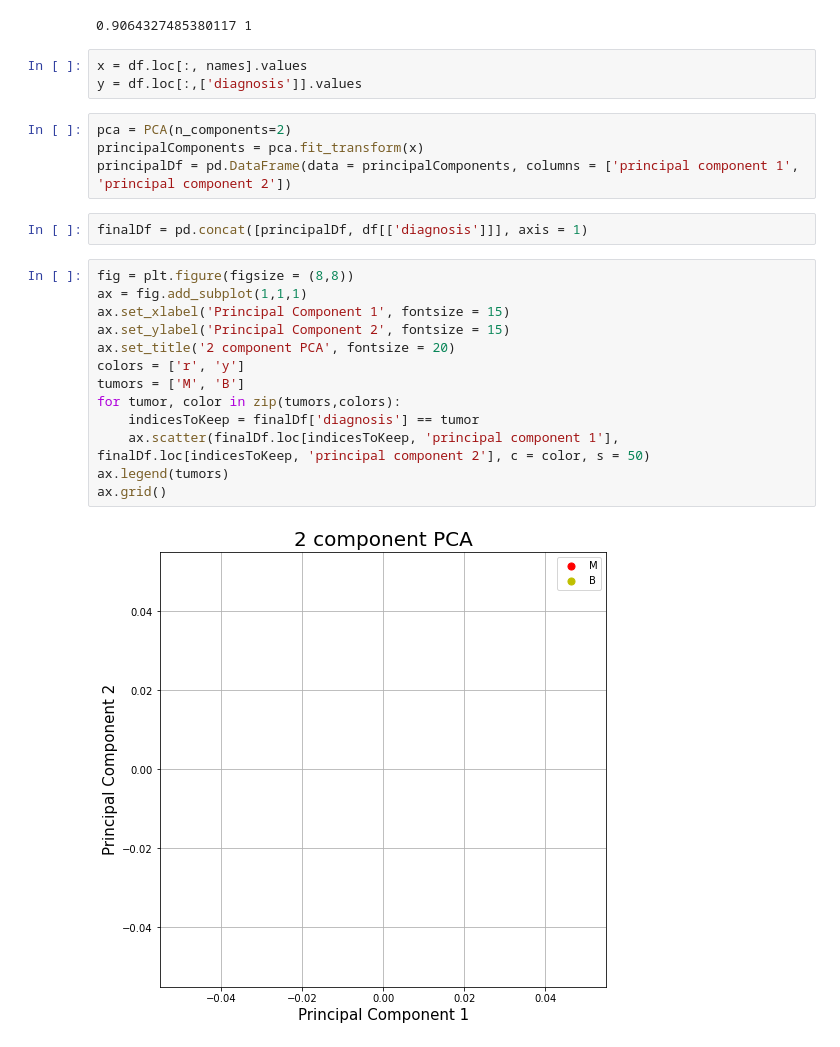
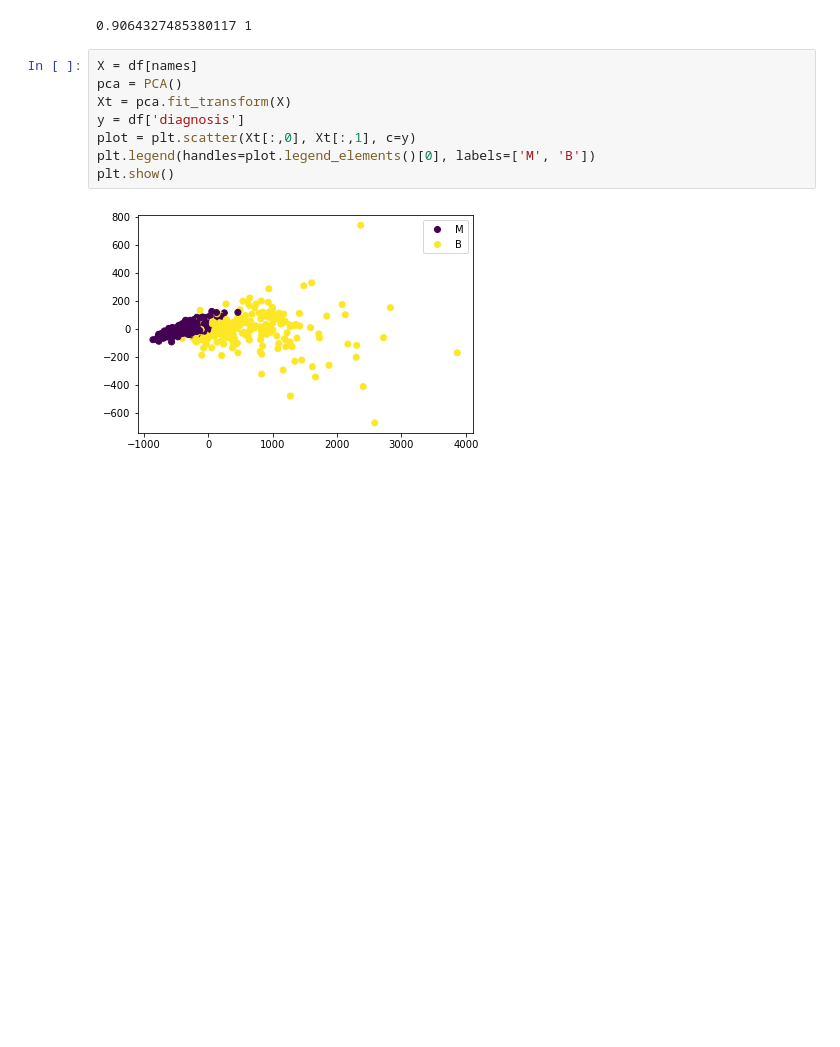
Before and after one commit to wsloneke/MyProjects, a Jupyter notebook: cancerml.ipynb, the cells around one changed output. Saved outputs shown, nothing was run; the diff lists cells and outputs as text; blank space fills up the shorter version.

```diff
--- a/cancerml.ipynb
+++ b/cancerml.ipynb
@@ -278,27 +278,13 @@ for n in range(1, 26):
 print(m, num)
 # %% [output]
 0.9064327485380117 1
-# %%
-x = df.loc[:, names].values
-y = df.loc[:,['diagnosis']].values
-# %%
-pca = PCA(n_components=2)
-principalComponents = pca.fit_transform(x)
-principalDf = pd.DataFrame(data = principalComponents, columns = ['principal component 1', 'principal component 2'])
-# %%
-finalDf = pd.concat([principalDf, df[['diagnosis']]], axis = 1)
-# %%
-fig = plt.figure(figsize = (8,8))
-ax = fig.add_subplot(1,1,1)
-ax.set_xlabel('Principal Component 1', fontsize = 15)
-ax.set_ylabel('Principal Component 2', fontsize = 15)
-ax.set_title('2 component PCA', fontsize = 20)
-colors = ['r', 'y']
-tumors = ['M', 'B']
-for tumor, color in zip(tumors,colors):
-    indicesToKeep = finalDf['diagnosis'] == tumor
-    ax.scatter(finalDf.loc[indicesToKeep, 'principal component 1'], finalDf.loc[indicesToKeep, 'principal component 2'], c = color, s = 50)
-ax.legend(tumors)
-ax.grid()
-# %% [output]
-[figure, removed]
+# %%
+X = df[names]
+pca = PCA()
+Xt = pca.fit_transform(X)
+y = df['diagnosis']
+plot = plt.scatter(Xt[:,0], Xt[:,1], c=y)
+plt.legend(handles=plot.legend_elements()[0], labels=['M', 'B'])
+plt.show()
+# %% [output]
+[figure, added]
```
Also changed, not shown: 2 other files.
